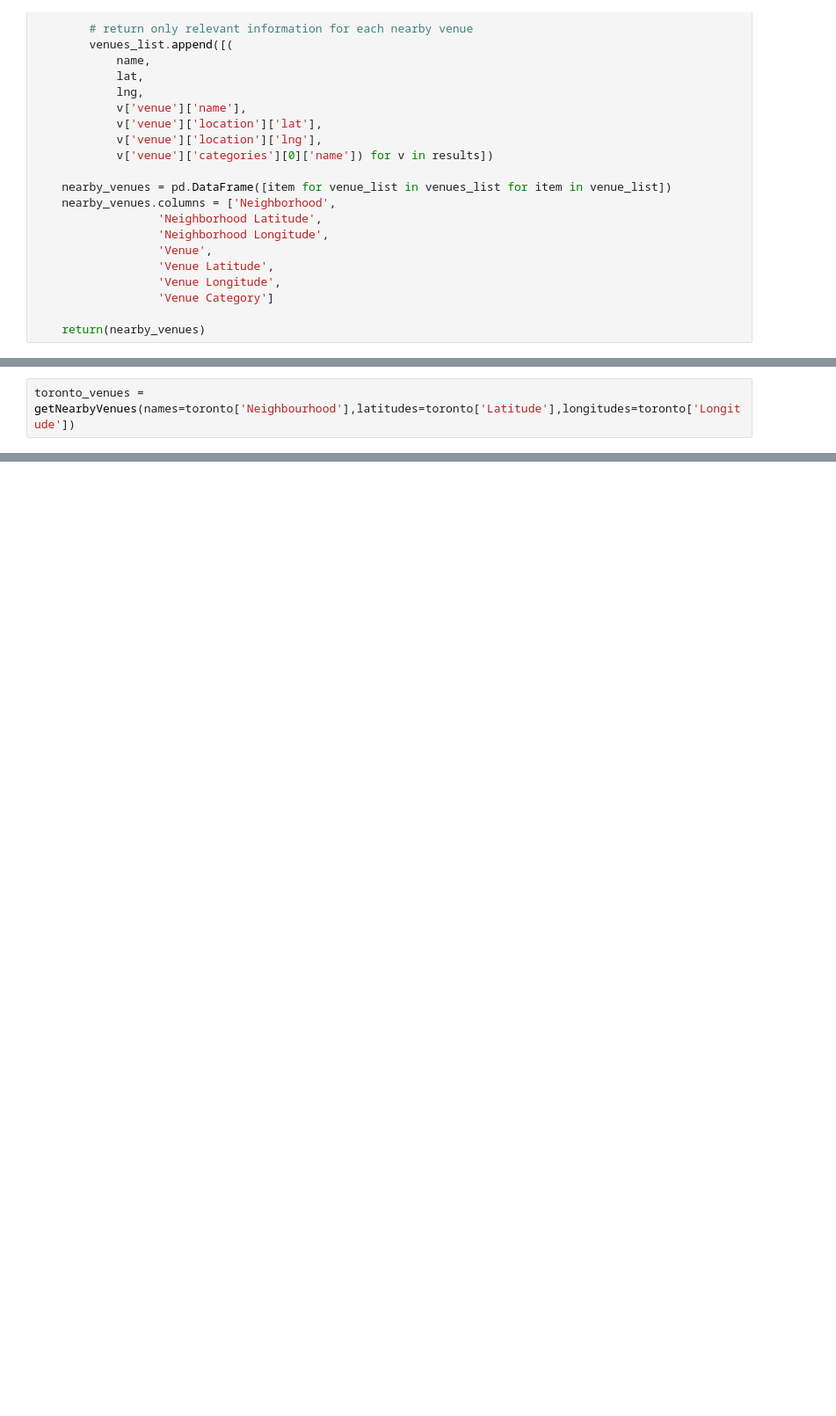
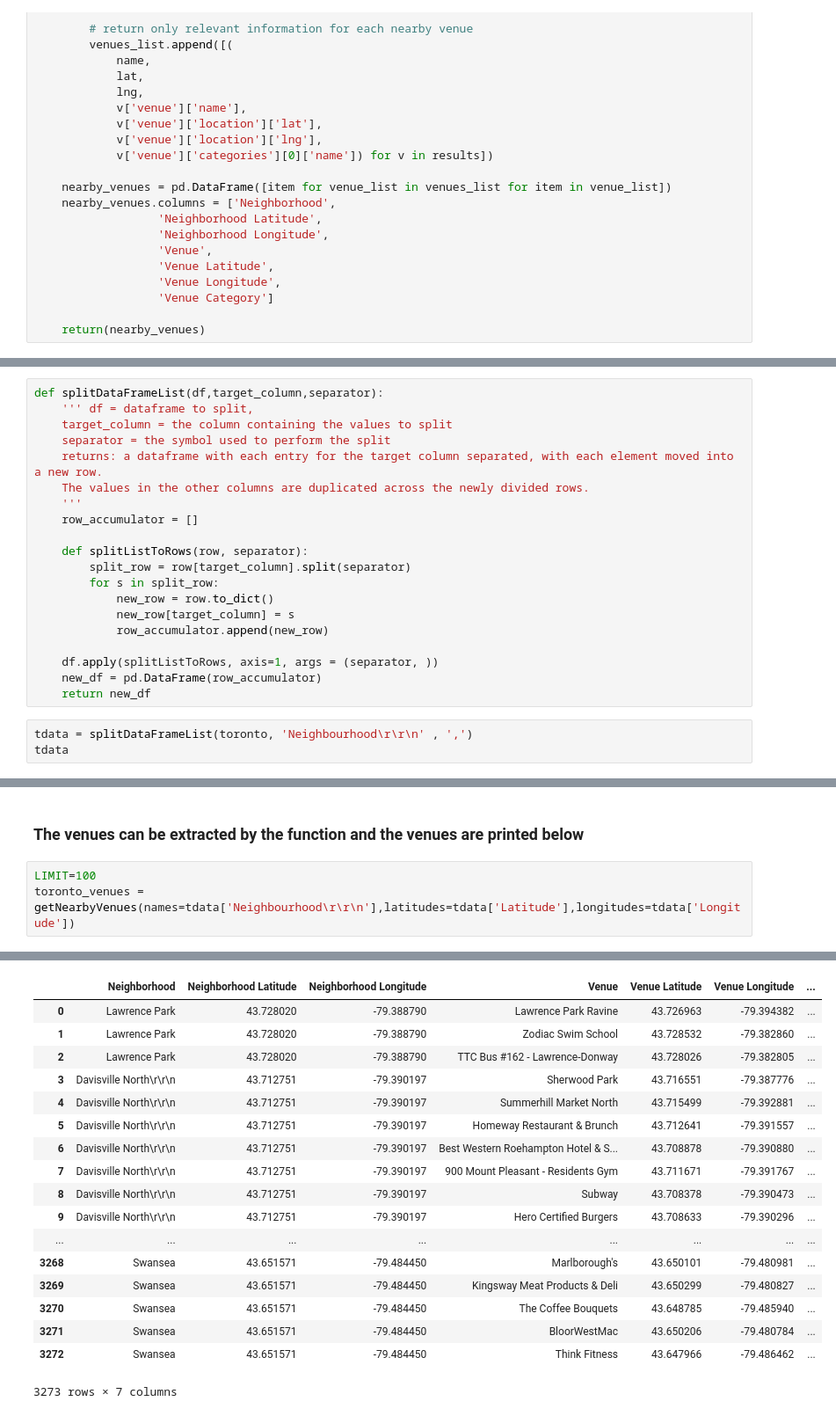
Before and after one commit to HuzaifahSaleem/Coursera_Capstone, a Jupyter notebook: Segmentation and Clustering of Toronto's Neighbourhood.ipynb, the cells around one changed output, grey strips where cells are left out. Shown at 88% size. Saved outputs shown, nothing was run; the diff lists cells and outputs as text; blank space fills up the shorter version.

```diff
--- a/Segmentation and Clustering of Toronto's Neighbourhood.ipynb
+++ b/Segmentation and Clustering of Toronto's Neighbourhood.ipynb
@@ -113,0 +116,23 @@ def getNearbyVenues(names, latitudes, longitudes, radius=500):
+# %%
+def splitDataFrameList(df,target_column,separator):
+    ''' df = dataframe to split,
+    target_column = the column containing the values to split
+    separator = the symbol used to perform the split
+    returns: a dataframe with each entry for the target column separated, with each element moved into a new row.
+    The values in the other columns are duplicated across the newly divided rows.
+    '''
+    row_accumulator = []
+
+    def splitListToRows(row, separator):
+        split_row = row[target_column].split(separator)
+        for s in split_row:
+            new_row = row.to_dict()
+            new_row[target_column] = s
+            row_accumulator.append(new_row)
+
+    df.apply(splitListToRows, axis=1, args = (separator, ))
+    new_df = pd.DataFrame(row_accumulator)
+    return new_df
+# %%
+tdata = splitDataFrameList(toronto, 'Neighbourhood\r\r\n' , ',')
+tdata
@@ -114,3 +158,6 @@ def getNearbyVenues(names, latitudes, longitudes, radius=500):
+# %% [markdown]
+### The venues can be extracted by the function and the venues are printed below
 # %%
-toronto_venues = getNearbyVenues(names=toronto['Neighbourhood'],latitudes=toronto['Latitude'],longitudes=toronto['Longitude'])
+LIMIT=100
+toronto_venues = getNearbyVenues(names=tdata['Neighbourhood\r\r\n'],latitudes=tdata['Latitude'],longitudes=tdata['Longitude'])
 # %% [output]
@@ -117,0 +181,18 @@ KeyError: 'Neighbourhood'
+|  | Neighborhood | Neighborhood Latitude | Neighborhood Longitude | Venue | Venue Latitude | Venue Longitude | ... |
+| 0 | Lawrence Park | 43.728020 | -79.388790 | Lawrence Park Ravine | 43.726963 | -79.394382 | ... |
+| 1 | Lawrence Park | 43.728020 | -79.388790 | Zodiac Swim School | 43.728532 | -79.382860 | ... |
+| 2 | Lawrence Park | 43.728020 | -79.388790 | TTC Bus #162 - Lawrence-Donway | 43.728026 | -79.382805 | ... |
+| 3 | Davisville North\r\r\n | 43.712751 | -79.390197 | Sherwood Park | 43.716551 | -79.387776 | ... |
+| 4 | Davisville North\r\r\n | 43.712751 | -79.390197 | Summerhill Market North | 43.715499 | -79.392881 | ... |
+| 5 | Davisville North\r\r\n | 43.712751 | -79.390197 | Homeway Restaurant & Brunch | 43.712641 | -79.391557 | ... |
+| 6 | Davisville North\r\r\n | 43.712751 | -79.390197 | Best Western Roehampton Hotel & S... | 43.708878 | -79.390880 | ... |
+| 7 | Davisville North\r\r\n | 43.712751 | -79.390197 | 900 Mount Pleasant - Residents Gym | 43.711671 | -79.391767 | ... |
+| 8 | Davisville North\r\r\n | 43.712751 | -79.390197 | Subway | 43.708378 | -79.390473 | ... |
+| 9 | Davisville North\r\r\n | 43.712751 | -79.390197 | Hero Certified Burgers | 43.708633 | -79.390296 | ... |
+| ... | ... | ... | ... | ... | ... | ... | ... |
+| 3268 | Swansea | 43.651571 | -79.484450 | Marlborough's | 43.650101 | -79.480981 | ... |
+| 3269 | Swansea | 43.651571 | -79.484450 | Kingsway Meat Products & Deli | 43.650299 | -79.480827 | ... |
+| 3270 | Swansea | 43.651571 | -79.484450 | The Coffee Bouquets | 43.648785 | -79.485940 | ... |
+| 3271 | Swansea | 43.651571 | -79.484450 | BloorWestMac | 43.650206 | -79.480784 | ... |
+| 3272 | Swansea | 43.651571 | -79.484450 | Think Fitness | 43.647966 | -79.486462 | ... |
+3273 rows × 7 columns
```
Also changed, not shown: parts of 19 cells of this notebook.
